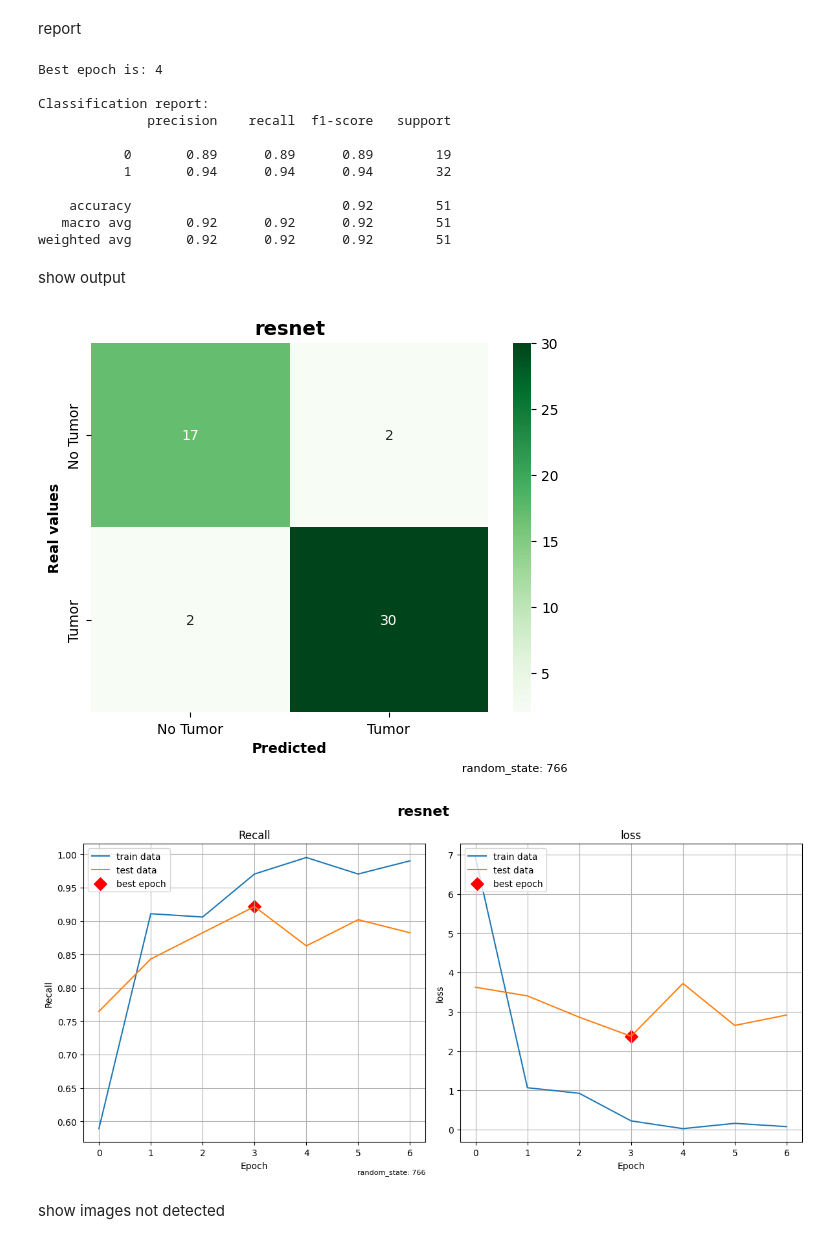
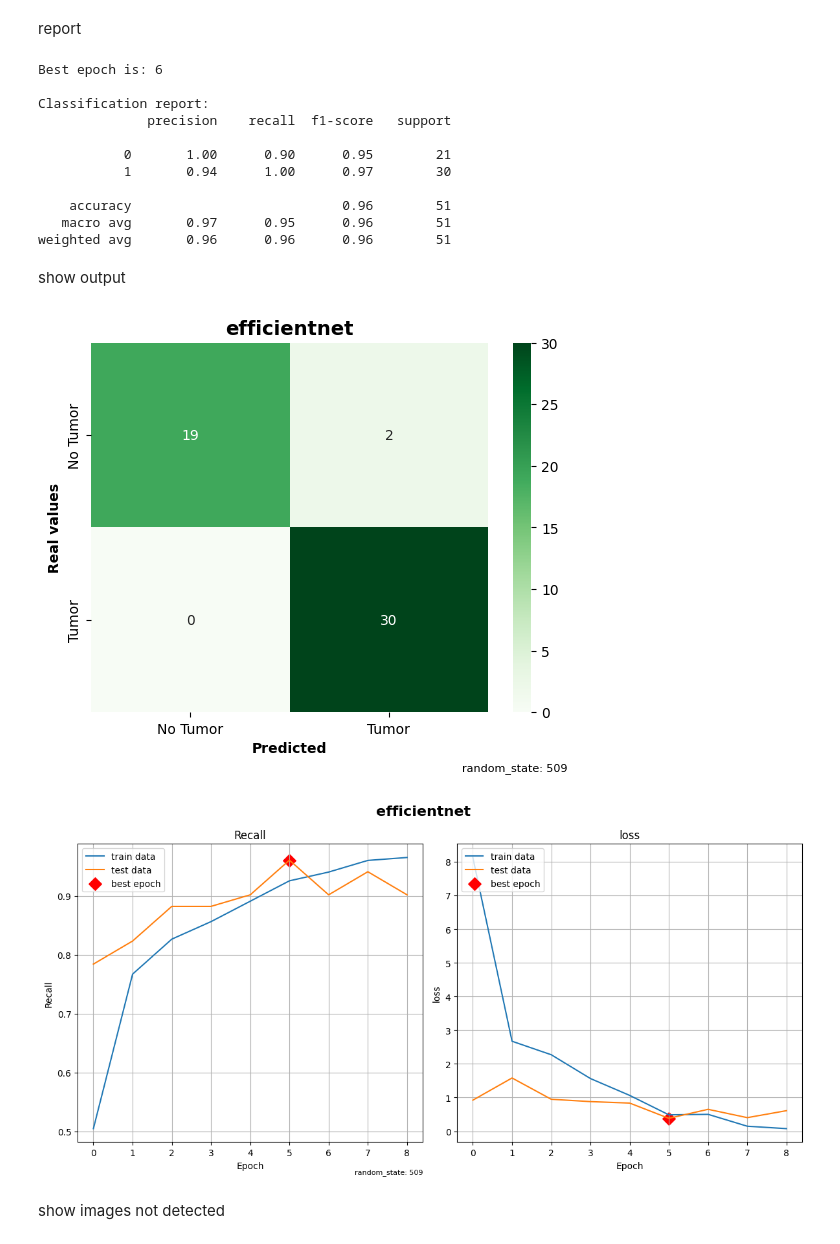
Before and after one commit to gabsbruh/MRI-Tumor-Detection-App, a Jupyter notebook: script/default_model_training.ipynb, the cells around one changed output. Drawn from its saved outputs; the diff is of its cells as text; code cells hidden in the pictures.

```diff
--- a/script/default_model_training.ipynb
+++ b/script/default_model_training.ipynb
@@ -134,18 +158,19 @@ Model: "functional_19"
 train model
 # %%
 # compile with categorical crossentropy, using adam optimizer, where metric to be valued is recall, accuracy
-resnet_model.compile(optimizer='adam', loss='categorical_crossentropy', metrics=['recall', 'accuracy'])
+efficientnet_model.compile(optimizer='adam', loss='categorical_crossentropy', metrics=['recall', 'accuracy'])
 
 # callback to stop epochs when satisfying outcome
 early_stopping = EarlyStopping(
     monitor='val_loss',  # metric to be monitored to end alg
     patience=3,    # how much epochs without change to end algorithm
     min_delta=0.02, #if los changes slightly, patience won't take it into account
-    restore_best_weights=True # hold best epoch weights
+    restore_best_weights=True, # hold best epoch weights
+    start_from_epoch=5
 )
 
 # fit data with validation
-resnet_history = resnet_model.fit(X_train, y_train, epochs=30, validation_data=(X_test, y_test), callbacks=[early_stopping], verbose=1)
-resnet_predictions = resnet_model.predict(X_test)
+efficientnet_history = efficientnet_model.fit(X_train, y_train, epochs=30, validation_data=(X_test, y_test), callbacks=[early_stopping], verbose=1)
+efficientnet_predictions = efficientnet_model.predict(X_test)
 # %% [output]
 Epoch 1/30
@@ -166,74 +195,74 @@ Epoch 7/30
 # %% [markdown]
 report
 # %%
-best_epoch = min(range(len(resnet_history.history['val_loss'])), key=lambda i: resnet_history.history['val_loss'][i])
+best_epoch = min(range(len(efficientnet_history.history['val_loss'])), key=lambda i: efficientnet_history.history['val_loss'][i])
 print(f'Best epoch is: {best_epoch + 1}')
 
 y_test_labels = np.argmax(y_test, axis=1)
-resnet_predictions_classes = np.argmax(resnet_predictions, axis=1)
+efficientnet_predictions_classes = np.argmax(efficientnet_predictions, axis=1)
 print("\nClassification report:")
-print(classification_report(y_test_labels, resnet_predictions_classes))
+print(classification_report(y_test_labels, efficientnet_predictions_classes))
 # %% [output]
-Best epoch is: 4
+Best epoch is: 6
 
 Classification report:
               precision    recall  f1-score   support
 
-           0       0.89      0.89      0.89        19
-           1       0.94      0.94      0.94        32
+           0       1.00      0.90      0.95        21
+           1       0.94      1.00      0.97        30
 
-    accuracy                           0.92        51
-   macro avg       0.92      0.92      0.92        51
-weighted avg       0.92      0.92      0.92        51
+    accuracy                           0.96        51
+   macro avg       0.97      0.95      0.96        51
+weighted avg       0.96      0.96      0.96        51
 # %% [markdown]
 show output
 # %%
-cf_matrix = confusion_matrix(y_test_labels, resnet_predictions_classes)
+cf_matrix = confusion_matrix(y_test_labels, efficientnet_predictions_classes)
 labels_heatmap = ['No Tumor', 'Tumor']
 heatmap(cf_matrix, annot=True, fmt='d', cmap='Greens', xticklabels=labels_heatmap, yticklabels=labels_heatmap)
-plt.title('resnet', fontweight='bold', fontsize=14)
+plt.title('efficientnet', fontweight='bold', fontsize=14)
 plt.xlabel("Predicted", fontweight='bold')
 plt.ylabel('Real values', fontweight='bold')
 
 plt.text(1.2, -0.15, f"random_state: {random_state}", fontsize=8, color='black', ha='right', va='center', transform=plt.gca().transAxes)
-plt.savefig("figures/rs_766_resnet_cf.png", dpi=300, bbox_inches='tight')
+plt.savefig("figures/efficientnet_last_fig_cf.png", dpi=300, bbox_inches='tight')
 plt.show()
 
 
 plt.figure(figsize=(12, 6))
 
 # Name
-plt.suptitle('resnet', fontweight='bold', fontsize='16')
+plt.suptitle('efficientnet', fontweight='bold', fontsize='16')
 # Recall
 plt.subplot(1, 2, 1)
-plt.plot(resnet_history.history['recall'], label='train data')
-plt.plot(resnet_history.history['val_recall'], label='test data')
-plt.scatter(best_epoch, resnet_history.history['val_recall'][best_epoch], color='red', marker='D', s=100, label='best epoch')
+plt.plot(efficientnet_history.history['recall'], label='train data')
+plt.plot(efficientnet_history.history['val_recall'], label='test data')
+plt.scatter(best_epoch, efficientnet_history.history['val_recall'][best_epoch], color='red', marker='D', s=100, label='best epoch')
 plt.title('Recall')
 plt.ylabel('Recall')
 plt.xlabel('Epoch')
 plt.legend(loc='upper left')
 plt.grid()
 plt.text(1, -0.1, f"random_state: {random_state}", fontsize=8, color='black', ha='right', va='center', transform=plt.gca().transAxes)
 
 # loss
 plt.subplot(1, 2, 2)
-plt.plot(resnet_history.history['loss'], label='train data')
-plt.plot(resnet_history.history['val_loss'], label='test data')
-plt.scatter(best_epoch, resnet_history.history['val_loss'][best_epoch], color='red', marker='D', s=100, label='best epoch')
+plt.plot(efficientnet_history.history['loss'], label='train data')
+plt.plot(efficientnet_history.history['val_loss'], label='test data')
+plt.scatter(best_epoch, efficientnet_history.history['val_loss'][best_epoch], color='red', marker='D', s=100, label='best epoch')
 plt.title('loss')
 plt.ylabel('loss')
 plt.xlabel('Epoch')
 plt.legend(loc='upper left')
 plt.grid()
 
 
 plt.tight_layout()
-plt.savefig("figures/rs_766_resnet_cf.png", dpi=300, bbox_inches='tight')
+plt.savefig("figures/efficientnet_last_fig.png", dpi=300, bbox_inches='tight')
 plt.show()
 # %% [output]
-[figure, old version]
+[figure, new version]
-[figure, old version]
+[figure, new version]
 # %% [markdown]
 show images not detected
 # %%
```
Also changed, not shown: parts of 7 cells of this notebook, 30 other files.
